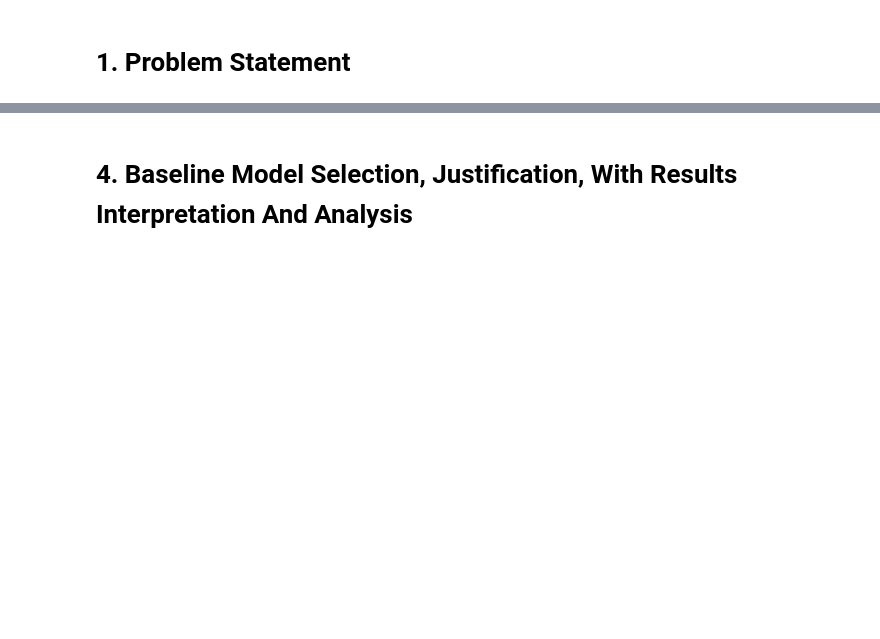
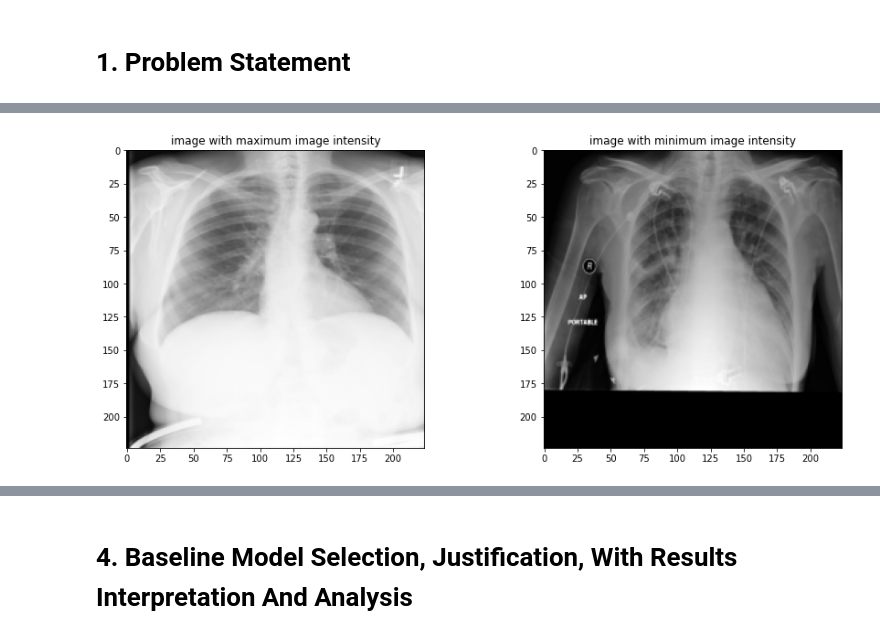
Before and after one commit to adcollin/COVID-detection-from-XRay, a Jupyter notebook: baseline_transfer_models.ipynb, the cells around one changed output, grey strips where cells are left out. Drawn from its saved outputs; the diff is of its cells as text; code cells hidden in the pictures; blank space fills up the shorter version.

```diff
--- a/baseline_transfer_models.ipynb
+++ b/baseline_transfer_models.ipynb
@@ -104,0 +209,81 @@ y_test = np.concatenate((np.ones(df_covidgr_positive.shape[0]), np.zeros(df_covi
+# %%
+################################################################################
+# NIHCXR (negative training)
+################################################################################
+#run helper functions
+sample_dim_type("nihcxr", df_nihcxr)
+image_intensity("nihcxr", df_nihcxr)
+
+# Split values in the 'Finding Labels' column by '|'
+csv_path = '/' + os.path.join(root, "Data/NIHCXR/Data_Entry_2017_v2020.csv")
+df_labels = pd.read_csv(csv_path)
+split_values = df_labels['Finding Labels'].str.split('|')
+
+# Create a list to store all findings
+all_findings = []
+
+# Iterate over each row and add the findings to the list
+for values in split_values:
+    all_findings.extend(values)
+
+# Count the occurrences of each finding
+finding_counts = pd.Series(all_findings).value_counts()
+
+# Plot the frequencies of each finding
+plt.figure(figsize=(10, 6))
+finding_counts.plot(kind='bar')
+plt.title('Frequency of Findings in NIHCXR dataset')
+plt.xlabel('Finding')
+plt.ylabel('Frequency')
+plt.xticks(rotation=45, ha='right')
+plt.tight_layout()
+plt.show()
+
+# Calculate the distribution of normal vs. abnormal cases
+class_distribution = df_labels['Finding Labels'].apply(lambda x: 'Normal' if x == 'No Finding' else 'Abnormal').value_counts()
+
+# Plot the class distribution
+plt.figure(figsize=(6, 4))
+class_distribution.plot(kind='bar')
+plt.title('Class Distribution in NIHCXR dataset')
+plt.xlabel('Class')
+plt.ylabel('Frequency')
+plt.xticks(rotation=0)
+plt.tight_layout()
+plt.show()
+
+
+# Create a heatmap to visualize correlations between different findings
+correlation_matrix = df_labels['Finding Labels'].str.get_dummies(sep='|').corr()
+plt.figure(figsize=(12, 8))
+sns.heatmap(correlation_matrix, annot=True, cmap='coolwarm')
+plt.title('Correlation Matrix of Findings')
+plt.show()
+
+
+
+#demographic distribution (only exists in nihcxr, not the other two datasets)
+fig, axes = plt.subplots(nrows=1, ncols=3, figsize=(20, 6))
+
+# Create count plots or histograms for patient age, patient gender, and view position
+sns.histplot(data=df_labels, x='Patient Age', ax=axes[0], kde=True)
+axes[0].set_title('Distribution of Patient Age in NIHCXR dataset')
+axes[0].set_xlabel('Patient Age')
+axes[0].set_ylabel('Count')
+
+sns.countplot(data=df_labels, x='Patient Gender', ax=axes[1])
+axes[1].set_title('Distribution of Patient Gender in NIHCXR dataset')
+axes[1].set_xlabel('Patient Gender')
+axes[1].set_ylabel('Count')
+
+sns.countplot(data=df_labels, x='View Position', ax=axes[2])
+axes[2].set_title('Distribution of View Position in NIHCXR dataset')
+axes[2].set_xlabel('View Position')
+axes[2].set_ylabel('Count')
+
+# Adjust layout
+plt.tight_layout()
+
+# Show the plot
+plt.show()
+# %% [output]
@@ -104,0 +299 @@ y_test = np.concatenate((np.ones(df_covidgr_positive.shape[0]), np.zeros(df_covi
+[figure, added]
```
Also changed, not shown: parts of 16 cells of this notebook, 1 other file.
